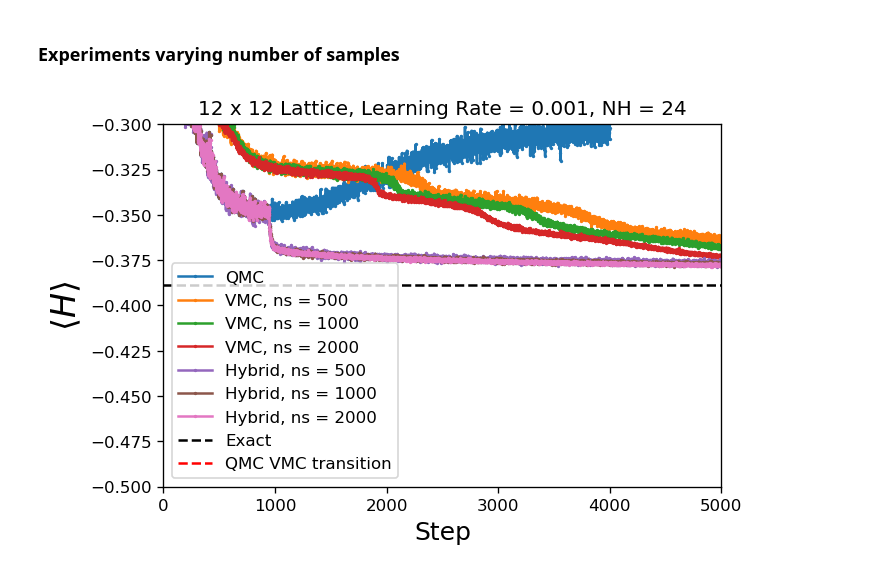
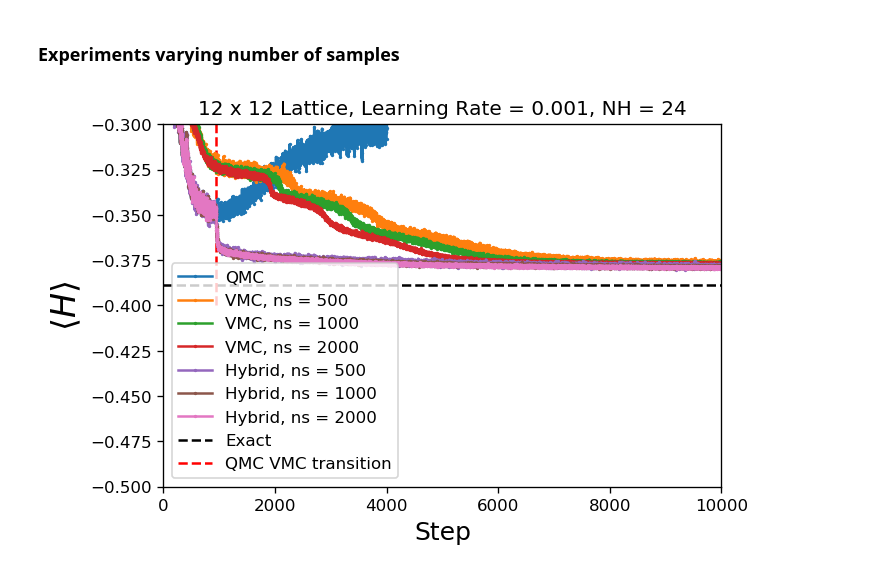
Before and after one commit to MelkoCollective/NeuralNetworks-for-Quantum, a Jupyter notebook: src_qmc_vmc/Paper Plots.ipynb, the cells around one changed output. Cells and saved outputs as stored; diff of their text form; code cells hidden in the pictures.

```diff
--- a/src_qmc_vmc/Paper Plots.ipynb
+++ b/src_qmc_vmc/Paper Plots.ipynb
@@ -244,7 +244,7 @@ def PlotE_samples(N,lr,nh,exact_energy,qmc,vmc_ns1,vmc_ns2,vmc_ns3,h_ns1,h_ns2,h
 
 
     plt.hlines(exact_energy,0, 10000 ,linestyle="--",label="Exact")
-    plt.vlines(9500,-0.4,-0.1,linestyle="--",color='r',label="QMC VMC transition")
+    plt.vlines(950,-0.4,-0.1,linestyle="--",color='r',label="QMC VMC transition")
 
 
     plt.xlabel("Step",fontsize=15)
@@ -395,6 +395,6 @@ THIS IS REALLY PROMISING! The first point is zero because the NN never reaches t
 # %% [markdown]
 ### Experiments varying number of samples
 # %%
-PlotE_samples(12,0.001,24,exactE_12,E_QMC_12_24,E_VMC_12_24_500,E_VMC_12_24_1000,E_VMC_12_24_2000,E_QMC_VMC_12_24_500,E_QMC_VMC_12_24_1000,E_QMC_VMC_12_24_2000,[0,5000],[-0.5,-0.3])
+PlotE_samples(12,0.001,24,exactE_12,E_QMC_12_24,E_VMC_12_24_500,E_VMC_12_24_1000,E_VMC_12_24_2000,E_QMC_VMC_12_24_500,E_QMC_VMC_12_24_1000,E_QMC_VMC_12_24_2000,[0,10000],[-0.5,-0.3])
 # %% [output]
-[figure, old version]
+[figure, new version]
```
Also changed, not shown: parts of 8 cells of this notebook.
